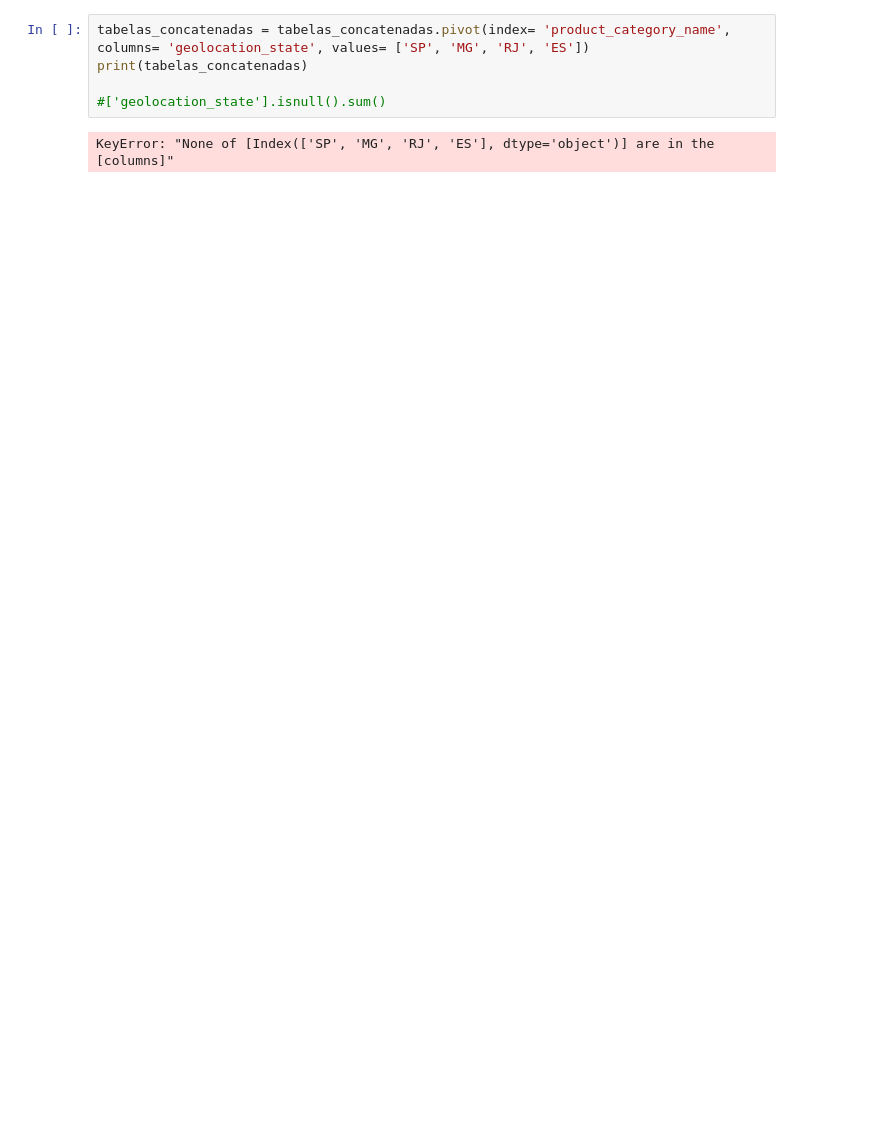
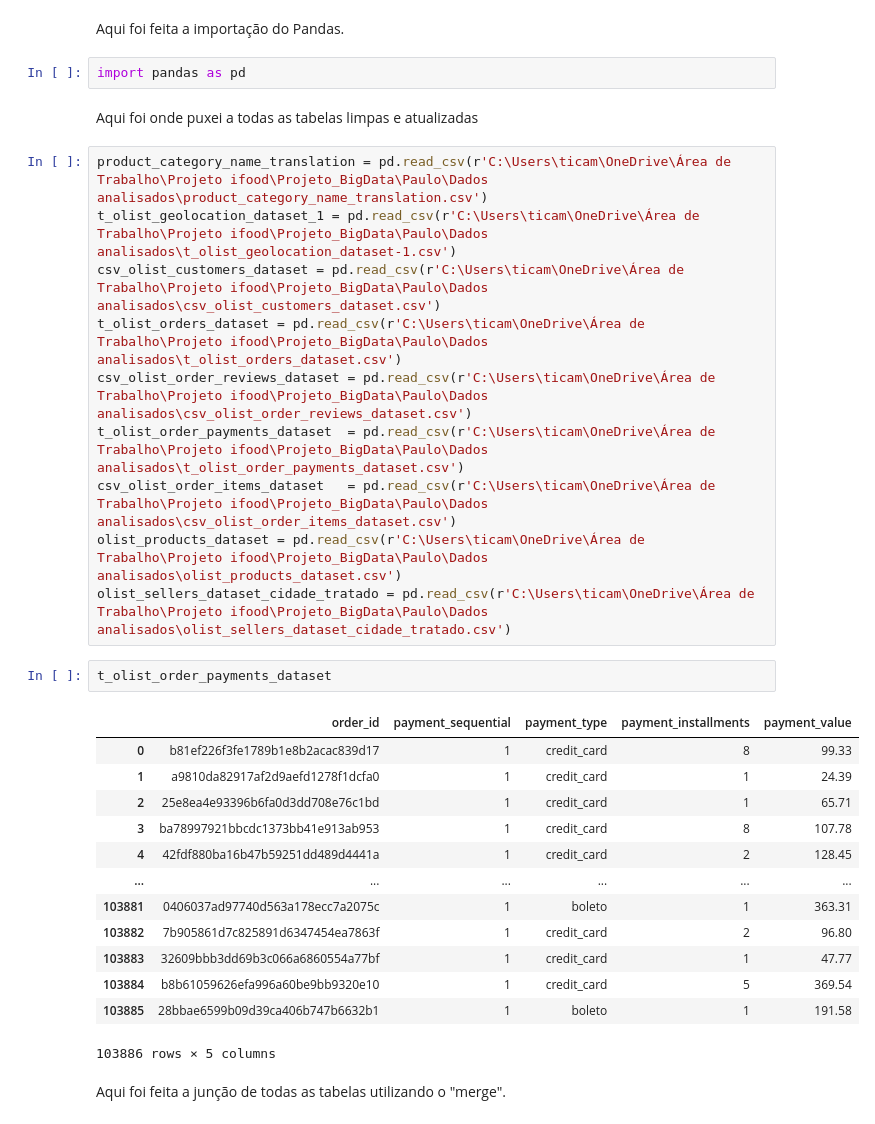
Before and after one commit to Wellitiz/Projeto_BigData, a Jupyter notebook: Paulo/Untitled-1.ipynb, the cells around one changed output. Drawn from its saved outputs; the diff is of its cells as text; blank space fills up the shorter version.

```diff
--- a/Paulo/Untitled-1.ipynb
+++ b/Paulo/Untitled-1.ipynb
@@ -74,7 +1,34 @@ Index(['geolocation_state', 'geolocation_city_padronizada',
-# %%
-tabelas_concatenadas = tabelas_concatenadas.pivot(index= 'product_category_name', columns= 'geolocation_state', values= ['SP', 'MG', 'RJ', 'ES'])
-print(tabelas_concatenadas)
-
-#['geolocation_state'].isnull().sum()
-# %% [output]
-KeyError: "None of [Index(['SP', 'MG', 'RJ', 'ES'], dtype='object')] are in the [columns]"
+# %% [markdown]
+Aqui foi feita a importação do Pandas.
+# %%
+import pandas as pd
+# %% [markdown]
+Aqui foi onde puxei a todas as tabelas limpas e atualizadas
+# %%
+product_category_name_translation = pd.read_csv(r'C:\Users\ticam\OneDrive\Área de Trabalho\Projeto ifood\Projeto_BigData\Paulo\Dados analisados\product_category_name_translation.csv')
+t_olist_geolocation_dataset_1 = pd.read_csv(r'C:\Users\ticam\OneDrive\Área de Trabalho\Projeto ifood\Projeto_BigData\Paulo\Dados analisados\t_olist_geolocation_dataset-1.csv')
+csv_olist_customers_dataset = pd.read_csv(r'C:\Users\ticam\OneDrive\Área de Trabalho\Projeto ifood\Projeto_BigData\Paulo\Dados analisados\csv_olist_customers_dataset.csv')
+t_olist_orders_dataset = pd.read_csv(r'C:\Users\ticam\OneDrive\Área de Trabalho\Projeto ifood\Projeto_BigData\Paulo\Dados analisados\t_olist_orders_dataset.csv')
+csv_olist_order_reviews_dataset = pd.read_csv(r'C:\Users\ticam\OneDrive\Área de Trabalho\Projeto ifood\Projeto_BigData\Paulo\Dados analisados\csv_olist_order_reviews_dataset.csv')
+t_olist_order_payments_dataset  = pd.read_csv(r'C:\Users\ticam\OneDrive\Área de Trabalho\Projeto ifood\Projeto_BigData\Paulo\Dados analisados\t_olist_order_payments_dataset.csv')
+csv_olist_order_items_dataset   = pd.read_csv(r'C:\Users\ticam\OneDrive\Área de Trabalho\Projeto ifood\Projeto_BigData\Paulo\Dados analisados\csv_olist_order_items_dataset.csv')
+olist_products_dataset = pd.read_csv(r'C:\Users\ticam\OneDrive\Área de Trabalho\Projeto ifood\Projeto_BigData\Paulo\Dados analisados\olist_products_dataset.csv')
+olist_sellers_dataset_cidade_tratado = pd.read_csv(r'C:\Users\ticam\OneDrive\Área de Trabalho\Projeto ifood\Projeto_BigData\Paulo\Dados analisados\olist_sellers_dataset_cidade_tratado.csv')
+# %%
+t_olist_order_payments_dataset
+# %% [output]
+|  | order_id | payment_sequential | payment_type | payment_installments | payment_value |
+| 0 | b81ef226f3fe1789b1e8b2acac839d17 | 1 | credit_card | 8 | 99.33 |
+| 1 | a9810da82917af2d9aefd1278f1dcfa0 | 1 | credit_card | 1 | 24.39 |
+| 2 | 25e8ea4e93396b6fa0d3dd708e76c1bd | 1 | credit_card | 1 | 65.71 |
+| 3 | ba78997921bbcdc1373bb41e913ab953 | 1 | credit_card | 8 | 107.78 |
+| 4 | 42fdf880ba16b47b59251dd489d4441a | 1 | credit_card | 2 | 128.45 |
+| ... | ... | ... | ... | ... | ... |
+| 103881 | 0406037ad97740d563a178ecc7a2075c | 1 | boleto | 1 | 363.31 |
+| 103882 | 7b905861d7c825891d6347454ea7863f | 1 | credit_card | 2 | 96.80 |
+| 103883 | 32609bbb3dd69b3c066a6860554a77bf | 1 | credit_card | 1 | 47.77 |
+| 103884 | b8b61059626efa996a60be9bb9320e10 | 1 | credit_card | 5 | 369.54 |
+| 103885 | 28bbae6599b09d39ca406b747b6632b1 | 1 | boleto | 1 | 191.58 |
+103886 rows × 5 columns
+# %% [markdown]
+Aqui foi feita a junção de todas as tabelas utilizando o "merge".
```
Also changed, not shown: parts of 92 cells of this notebook, 7 other files.
